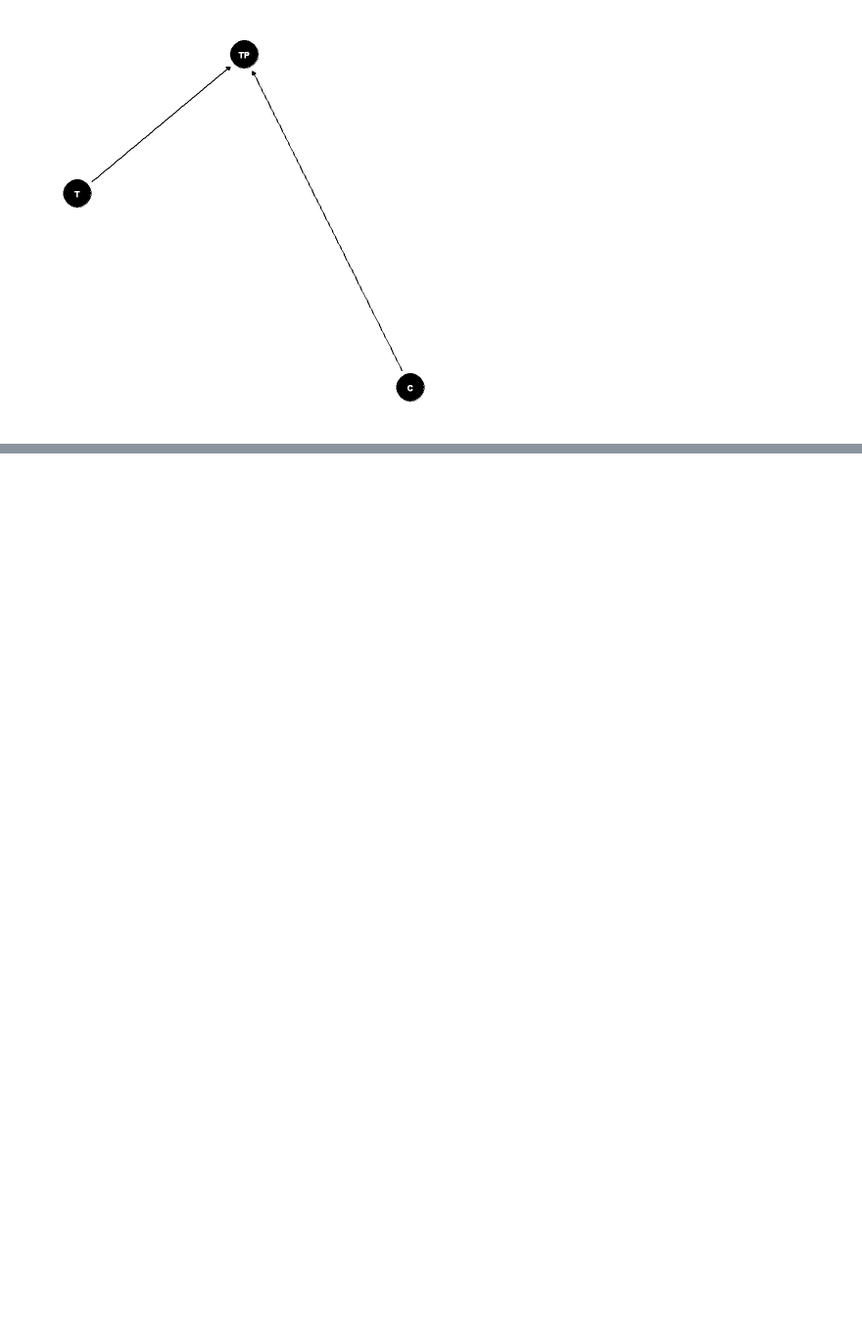
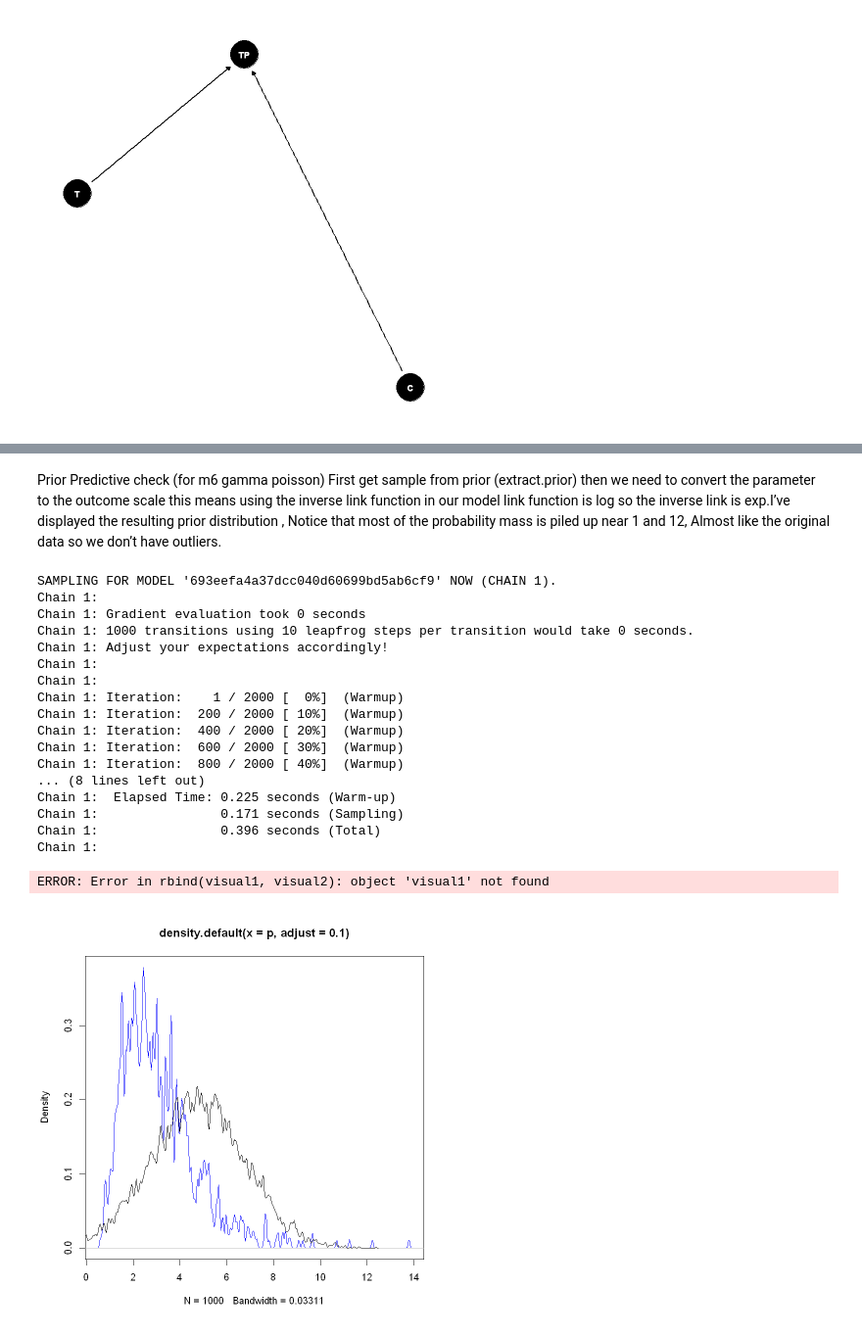
Before and after one commit to sinadarbouy/Portfolio-R, a Jupyter notebook: Bayesian_analysis_R.ipynb, the cells around one changed output, grey strips where cells are left out. Shown at 98% size. Cells and saved outputs as stored; diff of their text form; code cells hidden in the pictures; blank space fills up the shorter version.

```diff
--- a/Bayesian_analysis_R.ipynb
+++ b/Bayesian_analysis_R.ipynb
@@ -422,0 +639,36 @@ The following object is masked from 'package:stats':
+# %% [markdown]
+Prior Predictive check (for m6 gamma poisson)
+First get sample from prior (extract.prior) then we need to convert the parameter to the outcome scale this means using the inverse
+link function in our model link function is log so the inverse link is exp.I’ve displayed the resulting prior distribution , Notice
+that most of the probability mass is piled up near 1 and 12, Almost
+like the original data so we don’t have outliers.
+# %%
+#Prior Data
+prior_m6 <- extract.prior(m6)
+p <- exp(  prior_m6$a+prior_m6$bt[1]+prior_m6$bc[1] )
+plot(density(p, adj=0.1),col="blue")
+#Real Data
+Real <- rnorm( 1e4 , 4.778571 , 2.021709 )
+lines(density(Real,adj=0.1))
+
+visual12 <- rbind(visual1, visual2)
+# %% [output]
+SAMPLING FOR MODEL '693eefa4a37dcc040d60699bd5ab6cf9' NOW (CHAIN 1).
+Chain 1:
+Chain 1: Gradient evaluation took 0 seconds
+Chain 1: 1000 transitions using 10 leapfrog steps per transition would take 0 seconds.
+Chain 1: Adjust your expectations accordingly!
+Chain 1:
+Chain 1:
+Chain 1: Iteration:    1 / 2000 [  0%]  (Warmup)
+Chain 1: Iteration:  200 / 2000 [ 10%]  (Warmup)
+Chain 1: Iteration:  400 / 2000 [ 20%]  (Warmup)
+Chain 1: Iteration:  600 / 2000 [ 30%]  (Warmup)
+Chain 1: Iteration:  800 / 2000 [ 40%]  (Warmup)
+... (8 lines left out)
+Chain 1:  Elapsed Time: 0.225 seconds (Warm-up)
+Chain 1:                0.171 seconds (Sampling)
+Chain 1:                0.396 seconds (Total)
+Chain 1:
+ERROR: Error in rbind(visual1, visual2): object 'visual1' not found
+[figure, added]
```
Also changed, not shown: parts of 22 cells of this notebook.
